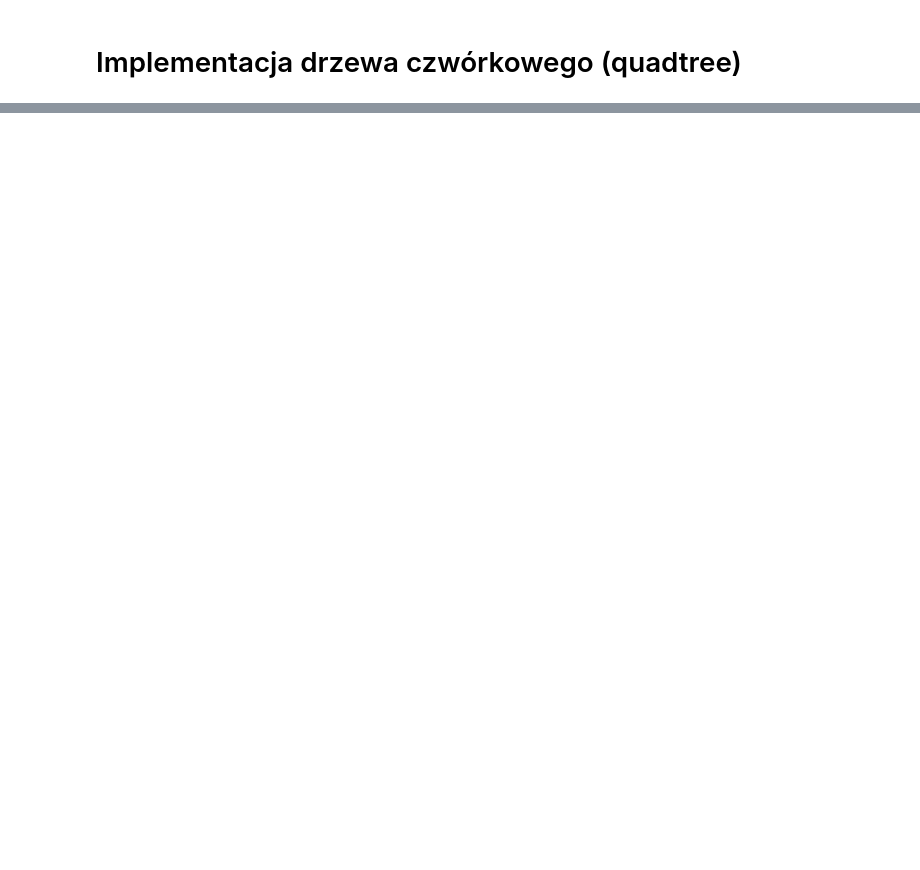
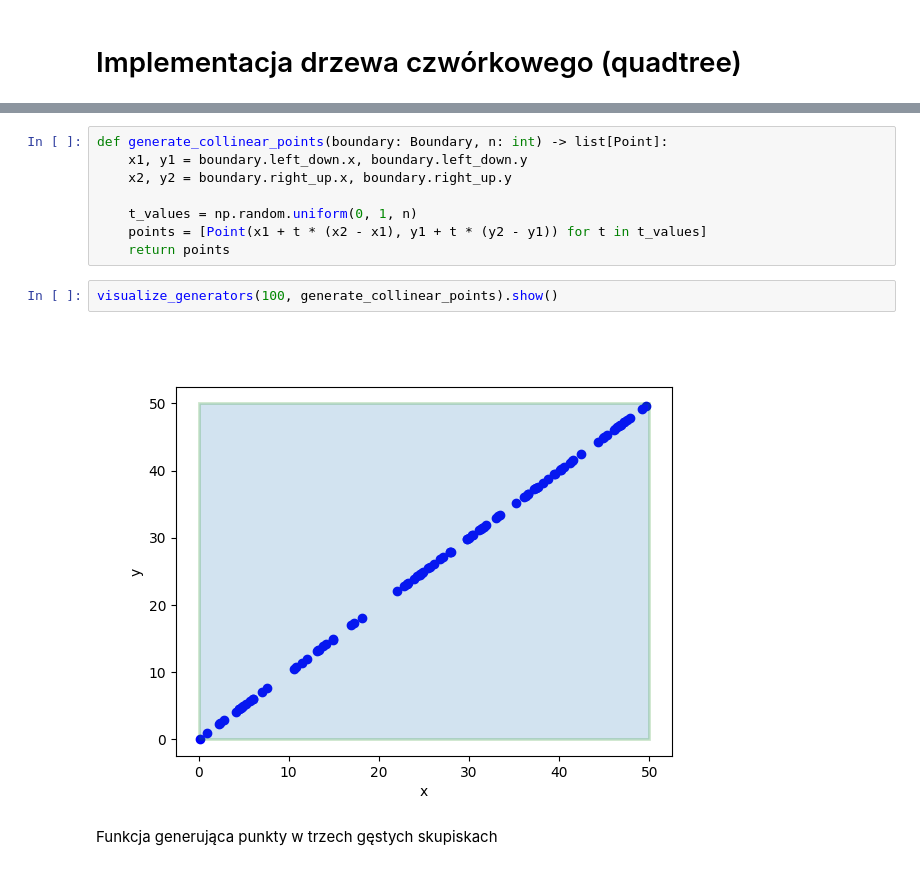
Before and after one commit to Karol1092/quadtree-kdtree, a Jupyter notebook: quadtree/main.ipynb, the cells around one changed output, grey strips where cells are left out. Saved outputs shown, nothing was run; the diff lists cells and outputs as text; blank space fills up the shorter version.

```diff
--- a/quadtree/main.ipynb
+++ b/quadtree/main.ipynb
@@ -211,0 +417,14 @@ print(test_tree.get_points())
+# %%
+def generate_collinear_points(boundary: Boundary, n: int) -> list[Point]:
+    x1, y1 = boundary.left_down.x, boundary.left_down.y
+    x2, y2 = boundary.right_up.x, boundary.right_up.y
+
+    t_values = np.random.uniform(0, 1, n)
+    points = [Point(x1 + t * (x2 - x1), y1 + t * (y2 - y1)) for t in t_values]
+    return points
+# %%
+visualize_generators(100, generate_collinear_points).show()
+# %% [output]
+[figure, added]
+# %% [markdown]
+Funkcja generująca punkty w trzech gęstych skupiskach
```
Also changed, not shown: parts of 38 cells of this notebook, 7 other files.
